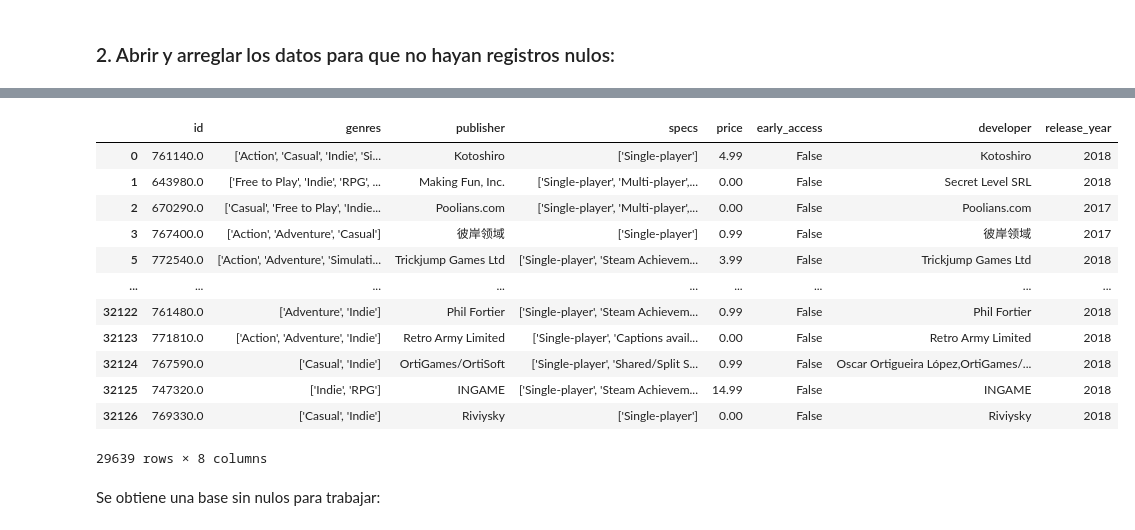
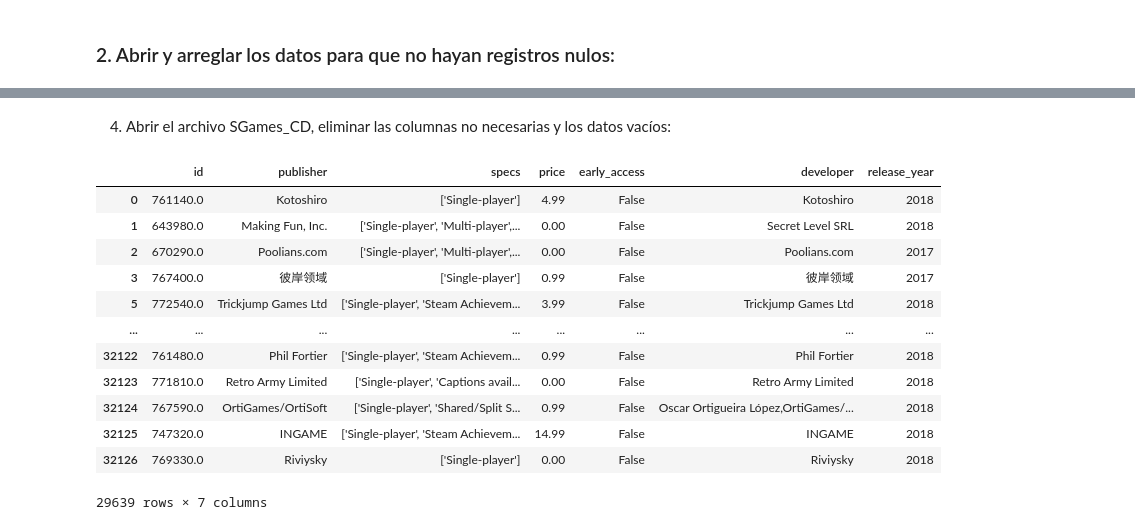
Before and after one commit to LDavidRojasD/MLOps_SteamGames_Proy1, a Jupyter notebook: 5. Modelo_Recomendación.ipynb, the cells around one changed output, grey strips where cells are left out. Saved outputs shown, nothing was run; the diff lists cells and outputs as text; code cells hidden in the pictures.

```diff
--- a/5. Modelo_Recomendación.ipynb
+++ b/5. Modelo_Recomendación.ipynb
@@ -49,42 +71,48 @@ Se realizan los cambios para garantizar que no hay datos nulos, se eliminan dato
+# %% [markdown]
+4. Abrir el archivo SGames_CD, eliminar las columnas no necesarias y los datos vacíos:
 # %%
+# Abrir arcchivo "Genres_Items"
+Model_Data = pd.read_csv('Clean_Data\\SGames_CD.csv', quotechar='"')
+
+#Usar las columnas necesarias
+Model_Data=Model_Data[['id','genres','publisher','release_date','specs','price','early_access','developer','release_year']]
+
 # Eliminar registros con valores nulos en 'genres' y valores de 0 en 'release_year'
 
 Model_Data = Model_Data[(Model_Data['release_year'] != 0) & (Model_Data['genres'].notnull())]
 
 # Reemplazar valores nulos en 'genres' con 'desconocido'
 Model_Data['genres'] = Model_Data['genres'].fillna('a stranger')
 
 # Reemplazar valores nulos en 'developer' y 'publisher' con 'desconocido':
 Model_Data['developer'] = Model_Data['developer'].fillna('a stranger')
 Model_Data['publisher'] = Model_Data['publisher'].fillna('a stranger')
 
 # Colocar 0 en los valores nulos de 'price'
 Model_Data['price'] = Model_Data['price'].fillna(0)
 
 # Eliminar registros con valores nulos en 'genres'
 Model_Data = Model_Data.dropna(subset=['genres'])
 
-# Eliminar la columna 'release_date'
-Model_Data = Model_Data.drop(columns=['release_date'])
+# Eliminar la columna 'release_date' y 'genres'
+Model_Data = Model_Data.drop(columns=['release_date','genres'])
 
 # Colocar 'not specified' en los valores nulos de la columna 'specs'
 Model_Data['specs'] = Model_Data['specs'].fillna('not specified')
 
 # Verificar los cambios
 Model_Data.head(-5)
 # %% [output]
-|  | id | genres | publisher | specs | price | early_access | developer | release_year |
-| 0 | 761140.0 | ['Action', 'Casual', 'Indie', 'Si... | Kotoshiro | ['Single-player'] | 4.99 | False | Kotoshiro | 2018 |
-| 1 | 643980.0 | ['Free to Play', 'Indie', 'RPG', ... | Making Fun, Inc. | ['Single-player', 'Multi-player',... | 0.00 | False | Secret Level SRL | 2018 |
-| 2 | 670290.0 | ['Casual', 'Free to Play', 'Indie... | Poolians.com | ['Single-player', 'Multi-player',... | 0.00 | False | Poolians.com | 2017 |
-| 3 | 767400.0 | ['Action', 'Adventure', 'Casual'] | 彼岸领域 | ['Single-player'] | 0.99 | False | 彼岸领域 | 2017 |
-| 5 | 772540.0 | ['Action', 'Adventure', 'Simulati... | Trickjump Games Ltd | ['Single-player', 'Steam Achievem... | 3.99 | False | Trickjump Games Ltd | 2018 |
-| ... | ... | ... | ... | ... | ... | ... | ... | ... |
-| 32122 | 761480.0 | ['Adventure', 'Indie'] | Phil Fortier | ['Single-player', 'Steam Achievem... | 0.99 | False | Phil Fortier | 2018 |
-| 32123 | 771810.0 | ['Action', 'Adventure', 'Indie'] | Retro Army Limited | ['Single-player', 'Captions avail... | 0.00 | False | Retro Army Limited | 2018 |
-| 32124 | 767590.0 | ['Casual', 'Indie'] | OrtiGames/OrtiSoft | ['Single-player', 'Shared/Split S... | 0.99 | False | Oscar Ortigueira López,OrtiGames/... | 2018 |
-| 32125 | 747320.0 | ['Indie', 'RPG'] | INGAME | ['Single-player', 'Steam Achievem... | 14.99 | False | INGAME | 2018 |
-| 32126 | 769330.0 | ['Casual', 'Indie'] | Riviysky | ['Single-player'] | 0.00 | False | Riviysky | 2018 |
+|  | id | publisher | specs | price | early_access | developer | release_year |
+| 0 | 761140.0 | Kotoshiro | ['Single-player'] | 4.99 | False | Kotoshiro | 2018 |
+| 1 | 643980.0 | Making Fun, Inc. | ['Single-player', 'Multi-player',... | 0.00 | False | Secret Level SRL | 2018 |
+| 2 | 670290.0 | Poolians.com | ['Single-player', 'Multi-player',... | 0.00 | False | Poolians.com | 2017 |
+| 3 | 767400.0 | 彼岸领域 | ['Single-player'] | 0.99 | False | 彼岸领域 | 2017 |
+| 5 | 772540.0 | Trickjump Games Ltd | ['Single-player', 'Steam Achievem... | 3.99 | False | Trickjump Games Ltd | 2018 |
+| ... | ... | ... | ... | ... | ... | ... | ... |
+| 32122 | 761480.0 | Phil Fortier | ['Single-player', 'Steam Achievem... | 0.99 | False | Phil Fortier | 2018 |
+| 32123 | 771810.0 | Retro Army Limited | ['Single-player', 'Captions avail... | 0.00 | False | Retro Army Limited | 2018 |
+| 32124 | 767590.0 | OrtiGames/OrtiSoft | ['Single-player', 'Shared/Split S... | 0.99 | False | Oscar Ortigueira López,OrtiGames/... | 2018 |
+| 32125 | 747320.0 | INGAME | ['Single-player', 'Steam Achievem... | 14.99 | False | INGAME | 2018 |
+| 32126 | 769330.0 | Riviysky | ['Single-player'] | 0.00 | False | Riviysky | 2018 |
-29639 rows × 8 columns
+29639 rows × 7 columns
-# %% [markdown]
-Se obtiene una base sin nulos para trabajar:
```
Also changed, not shown: parts of 49 cells of this notebook, 7 other files.
